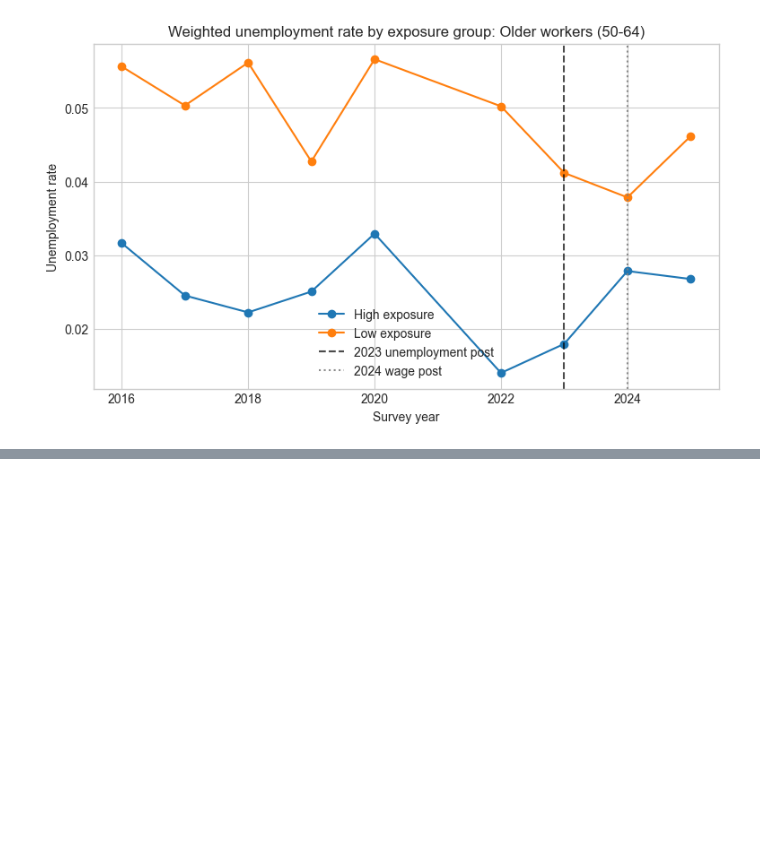
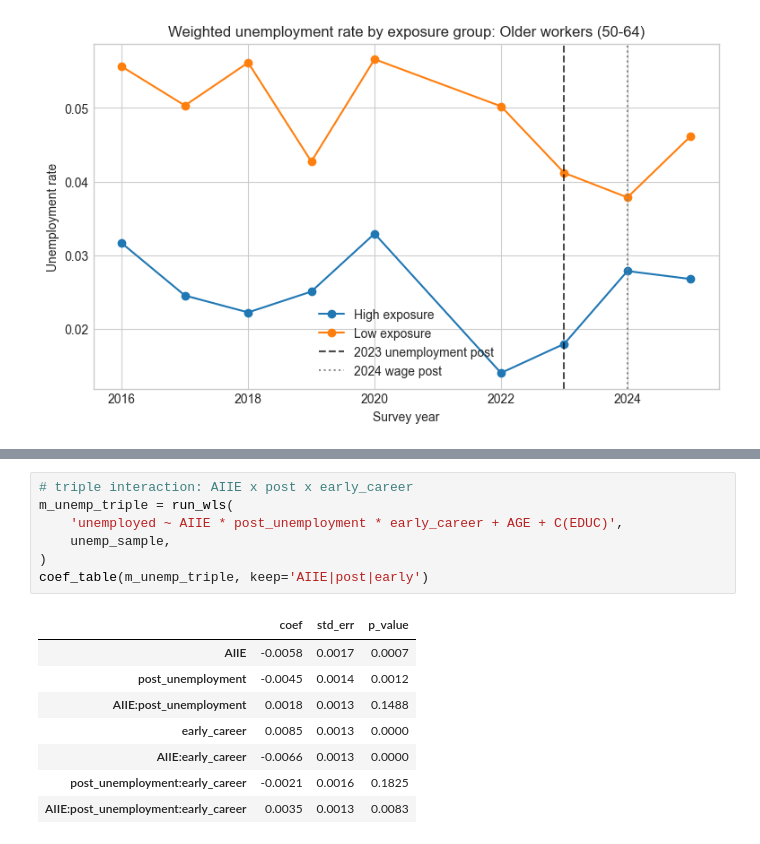
Before and after one commit to isaacvm98/UDS, a Jupyter notebook: models/causal_analysis.ipynb, the cells around one changed output, grey strips where cells are left out. Cells and saved outputs as stored; diff of their text form; blank space fills up the shorter version.

```diff
--- a/models/causal_analysis.ipynb
+++ b/models/causal_analysis.ipynb
@@ -341,0 +362,16 @@ for label, subset in {
+# %%
+# triple interaction: AIIE x post x early_career
+m_unemp_triple = run_wls(
+    'unemployed ~ AIIE * post_unemployment * early_career + AGE + C(EDUC)',
+    unemp_sample,
+)
+coef_table(m_unemp_triple, keep='AIIE|post|early')
+# %% [output]
+|  | coef | std_err | p_value |
+| AIIE | -0.0058 | 0.0017 | 0.0007 |
+| post_unemployment | -0.0045 | 0.0014 | 0.0012 |
+| AIIE:post_unemployment | 0.0018 | 0.0013 | 0.1488 |
+| early_career | 0.0085 | 0.0013 | 0.0000 |
+| AIIE:early_career | -0.0066 | 0.0013 | 0.0000 |
+| post_unemployment:early_career | -0.0021 | 0.0016 | 0.1825 |
+| AIIE:post_unemployment:early_career | 0.0035 | 0.0013 | 0.0083 |
```
Also changed, not shown: parts of 14 cells of this notebook.
